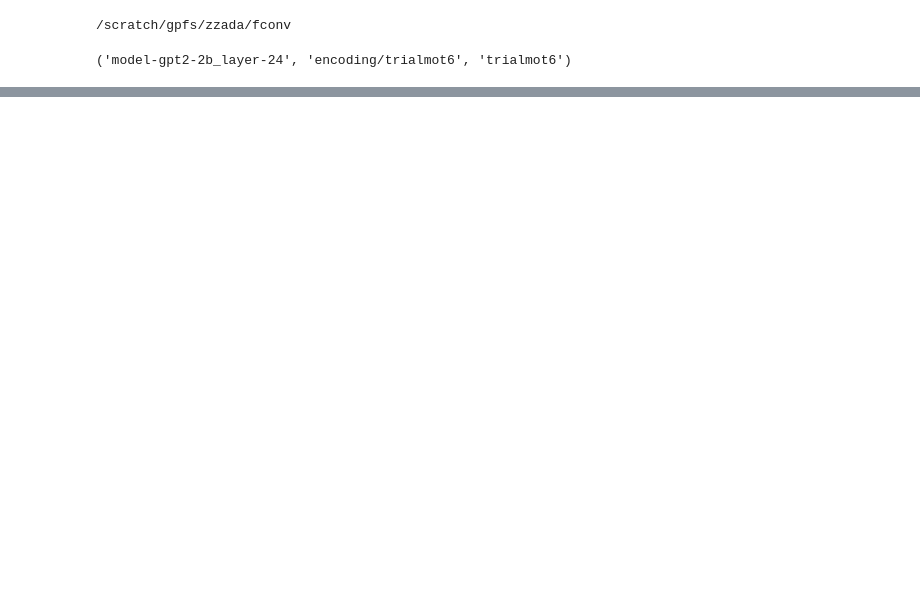
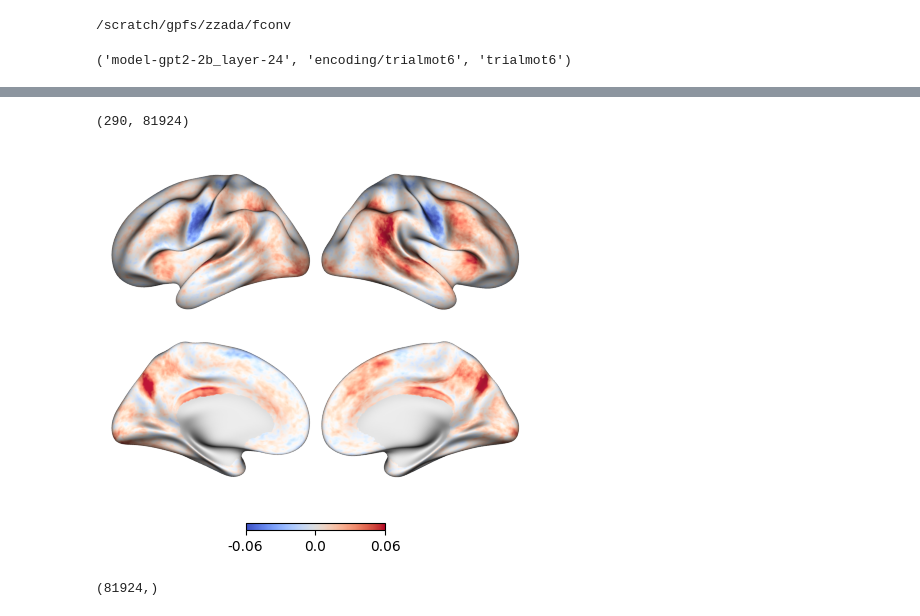
Before and after one commit to YeajuDianaKim394/EncodingModels, a Jupyter notebook: code/figure3-mbc.ipynb, the cells around one changed output, grey strips where cells are left out. Cells and saved outputs as stored; diff of their text form; code cells hidden in the pictures; blank space fills up the shorter version.

```diff
--- a/code/figure3-mbc.ipynb
+++ b/code/figure3-mbc.ipynb
@@ -475,11 +43,0 @@ sub_mbc_prod.shape
-# %%
-# save
-outdir = f"cache/{modelname}/{cache}/figure-mbc/"
-!mkdir -p $outdir
-with h5py.File(f"{outdir}/mbc-lags.hdf5", "w") as f:
-    f.create_dataset(name="prod", data=sub_mbc_scores)
-# %%
-outdir = f"cache/{modelname}/{cache}/figure-mbc"
-with h5py.File(f"{outdir}/mbc-lags.hdf5", "r") as f:
-    sub_mbc_prod = f["prod"][...]
-sub_mbc_prod.shape
@@ -582,0 +47,63 @@ for rois in groups:
+# %%
+mbc_scores = defaultdict(list)
+# delayer = SplitDelayer(delays=[2, 3, 4, 5])
+
+# use subA's predictions on subB's actual neural data
+for subA in tqdm(SUBS_STRANGERS):
+    # load subA preds
+    encpath = Path(root=encmodel, sub=f"{subA:03d}", datatype=modelname, ext=".hdf5")
+    with h5py.File(encpath, "r") as f:
+        Y_predsA = f["cv_preds"][...]  # (5, 6, 240, 81924)
+        prod_predA = Y_predsA[:, -2].reshape(1200, -1)
+        comp_predA = Y_predsA[:, -1].reshape(1200, -1)
+        prodmaskA = f["cv_prodmask"][...].ravel()
+
+    # load subB preds
+    subB = subject.get_partner(subA)
+    encpath = Path(root=encmodel, sub=f"{subB:03d}", datatype=modelname, ext=".hdf5")
+    with h5py.File(encpath, "r") as f:
+        Y_predsB = f["cv_preds"][...]  # (5, 6, 240, 81924)
+        nuis_predsB = Y_predsB[:, :-2].sum(1).reshape(1200, -1)
+        # prod_predB = Y_predsB[:, -2].reshape(1200, -1)
+        # comp_predB = Y_predsB[:, -1].reshape(1200, -1)
+
+    # _, switches = subject.get_button_presses(subA)
+    # prodmaskA = switches.astype(bool)
+    compmaskA = ~prodmaskA
+    # prodmaskA = delayer.fit_transform(in_prodA[:, None]).any(-1)
+    # compmaskA = delayer.fit_transform(in_compA[:, None]).any(-1)
+
+    dataB = subject.get_bold(subB, use_cache=True, cache_desc=cache)
+    resB = dataB - nuis_predsB
+
+    for i in range(0, 1200, 240):
+        trial_slc = slice(i, i + 240)
+        mbc_scores["prod"].append(
+            correlation_score( prod_predA[trial_slc][prodmaskA[trial_slc]], resB[trial_slc][prodmaskA[trial_slc]],)
+        )
+        mbc_scores["comp"].append(
+            correlation_score( comp_predA[trial_slc][compmaskA[trial_slc]], resB[trial_slc][compmaskA[trial_slc]],)
+        )
+
+    # break
+
+sub_mbc_prod = np.stack(mbc_scores["prod"])
+sub_mbc_comp = np.stack(mbc_scores["comp"])
+sub_mbc_prod.shape
+# %% [output]
+(290, 81924)
+# %%
+# save
+with h5py.File(f"{cachedir}/mbc-between.hdf5", "w") as f:
+    f.create_dataset(name="within", data=sub_mbc_prod)
+    f.create_dataset(name="between", data=sub_mbc_comp)
+# %%
+# read
+with h5py.File(f"{cachedir}/mbc-between.hdf5", "r") as f:
+    sub_mbc_prod = f["within"][...]
+    sub_mbc_comp = f["between"][...]
+# %%
+values = (sub_mbc_prod.mean(0) + sub_mbc_comp.mean(0)) / 2
+fig = plot.surface_plot(values, cmap="coolwarm")
+# %% [output]
+[figure, added]
@@ -582,0 +126,6 @@ for rois in groups:
+# %%
+sub_enc_perf = np.stack(results)
+avg_enc_perf = sub_enc_perf.mean(0)
+avg_enc_perf.shape
+# %% [output]
+(81924,)
```
Also changed, not shown: parts of 54 cells of this notebook, 23 other files.
